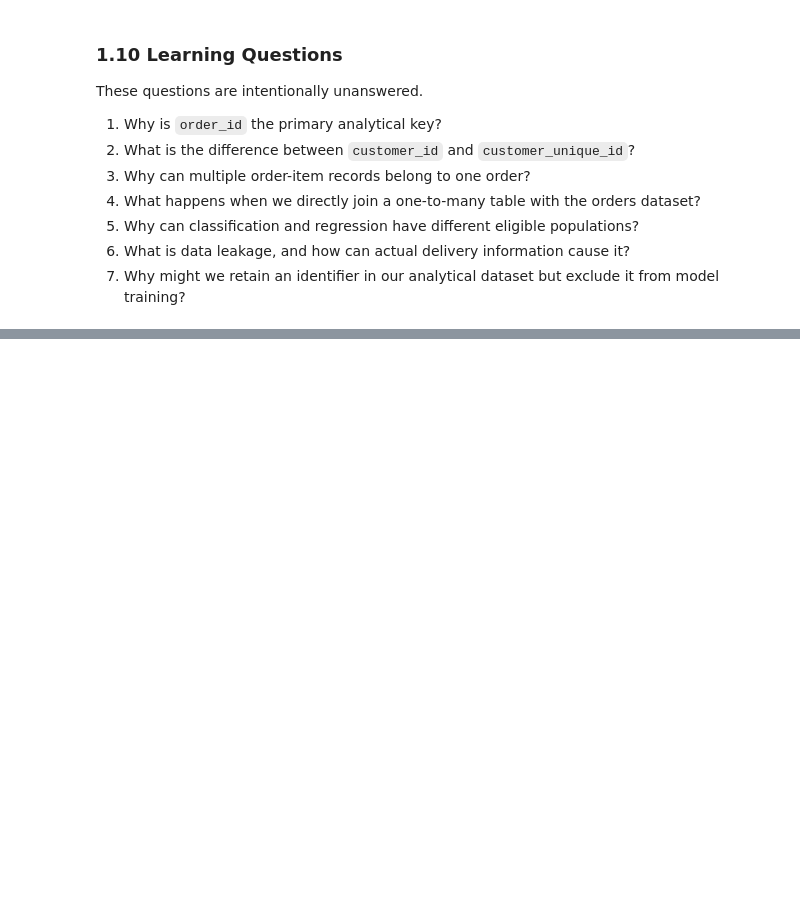
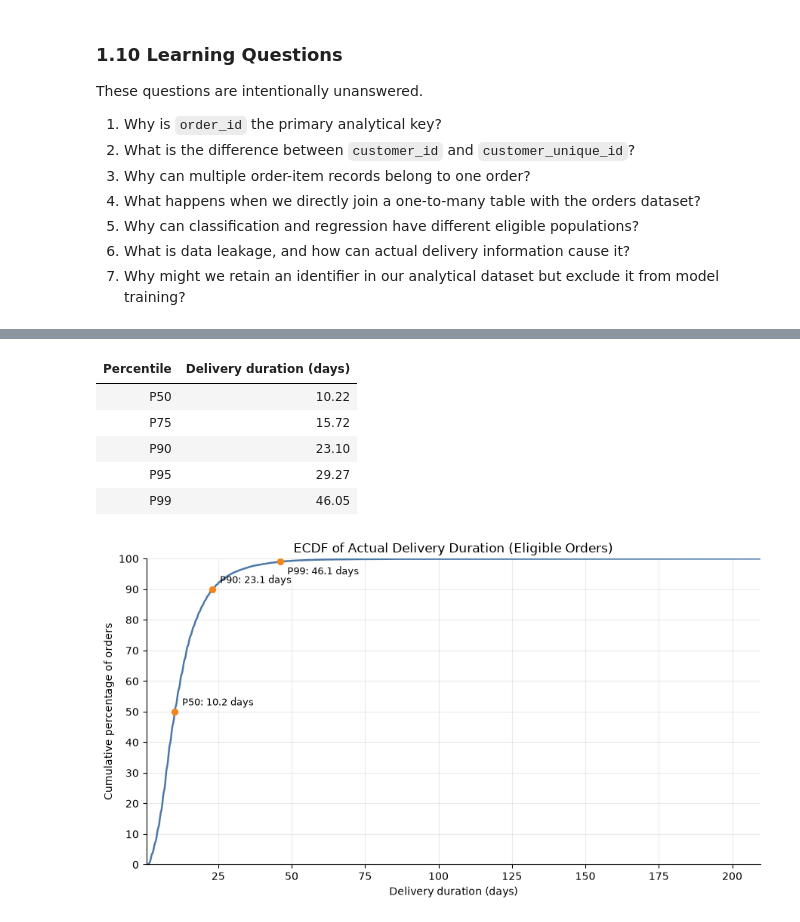
Before and after one commit to mmubashir95/ecommerce-delivery-intelligence, a Jupyter notebook: notebooks/03_exploratory_analysis.ipynb, the cells around one changed output, grey strips where cells are left out. Saved outputs shown, nothing was run; the diff lists cells and outputs as text; code cells hidden in the pictures; blank space fills up the shorter version.

```diff
--- a/notebooks/03_exploratory_analysis.ipynb
+++ b/notebooks/03_exploratory_analysis.ipynb
@@ -602,0 +919,50 @@ These questions are intentionally unanswered.
+# %%
+ecdf_x = np.sort(eligible_delivery_days.to_numpy())
+ecdf_y = np.arange(1, regression_eligible_count + 1) / regression_eligible_count * 100
+percentile_levels = [0.50, 0.75, 0.90, 0.95, 0.99]
+percentile_summary = pd.DataFrame(
+    {
+        "Percentile": [f"P{int(level * 100)}" for level in percentile_levels],
+        "Delivery duration (days)": [delivery_quantiles.loc[level] for level in percentile_levels],
+    }
+)
+display(percentile_summary.style.format({"Delivery duration (days)": "{:.2f}"}).hide(axis="index"))
+
+fig, ax = plt.subplots(figsize=(9, 5))
+ax.plot(ecdf_x, ecdf_y, color="#4C78A8", linewidth=1.8)
+for level in [0.50, 0.90, 0.99]:
+    value = delivery_quantiles.loc[level]
+    percentage = level * 100
+    ax.scatter(value, percentage, color="#F58518", s=32, zorder=3)
+    ax.annotate(
+        f"P{int(percentage)}: {value:.1f} days",
+        (value, percentage),
+        xytext=(7, -12 if level == 0.99 else 6),
+        textcoords="offset points",
+        fontsize=9,
+    )
+ax.set_title("ECDF of Actual Delivery Duration (Eligible Orders)")
+ax.set_xlabel("Delivery duration (days)")
+ax.set_ylabel("Cumulative percentage of orders")
+ax.set_xlim(delivery_min, delivery_max)
+ax.set_ylim(0, 100)
+ax.set_yticks(np.arange(0, 101, 10))
+ax.grid(alpha=0.25)
+ax.spines[["top", "right"]].set_visible(False)
+plt.tight_layout()
+plt.show()
+
+display(Markdown(
+    f"For example, the observed **P90 of {delivery_quantiles.loc[0.90]:.2f} days** means "
+    "approximately 90% of eligible orders were delivered within that actual elapsed duration. "
+    f"P95 is {delivery_quantiles.loc[0.95]:.2f} days and P99 is {delivery_quantiles.loc[0.99]:.2f} days. "
+    "Ties can make the empirical proportion at a percentile threshold differ slightly from its nominal percentage."
+))
+# %% [output]
+| Percentile | Delivery duration (days) |
+| P50 | 10.22 |
+| P75 | 15.72 |
+| P90 | 23.10 |
+| P95 | 29.27 |
+| P99 | 46.05 |
+[figure, added]
```
Also changed, not shown: parts of 18 cells of this notebook.
